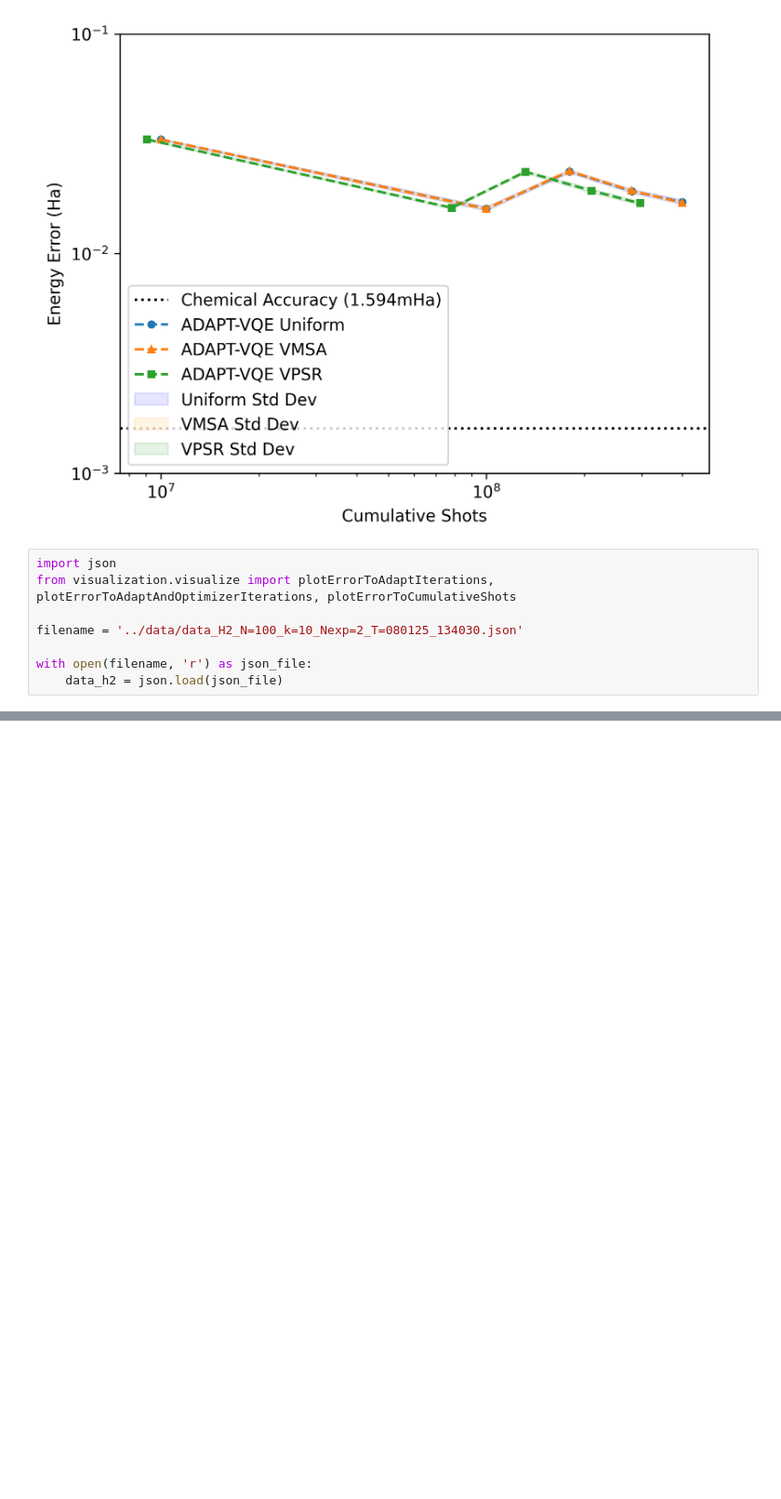
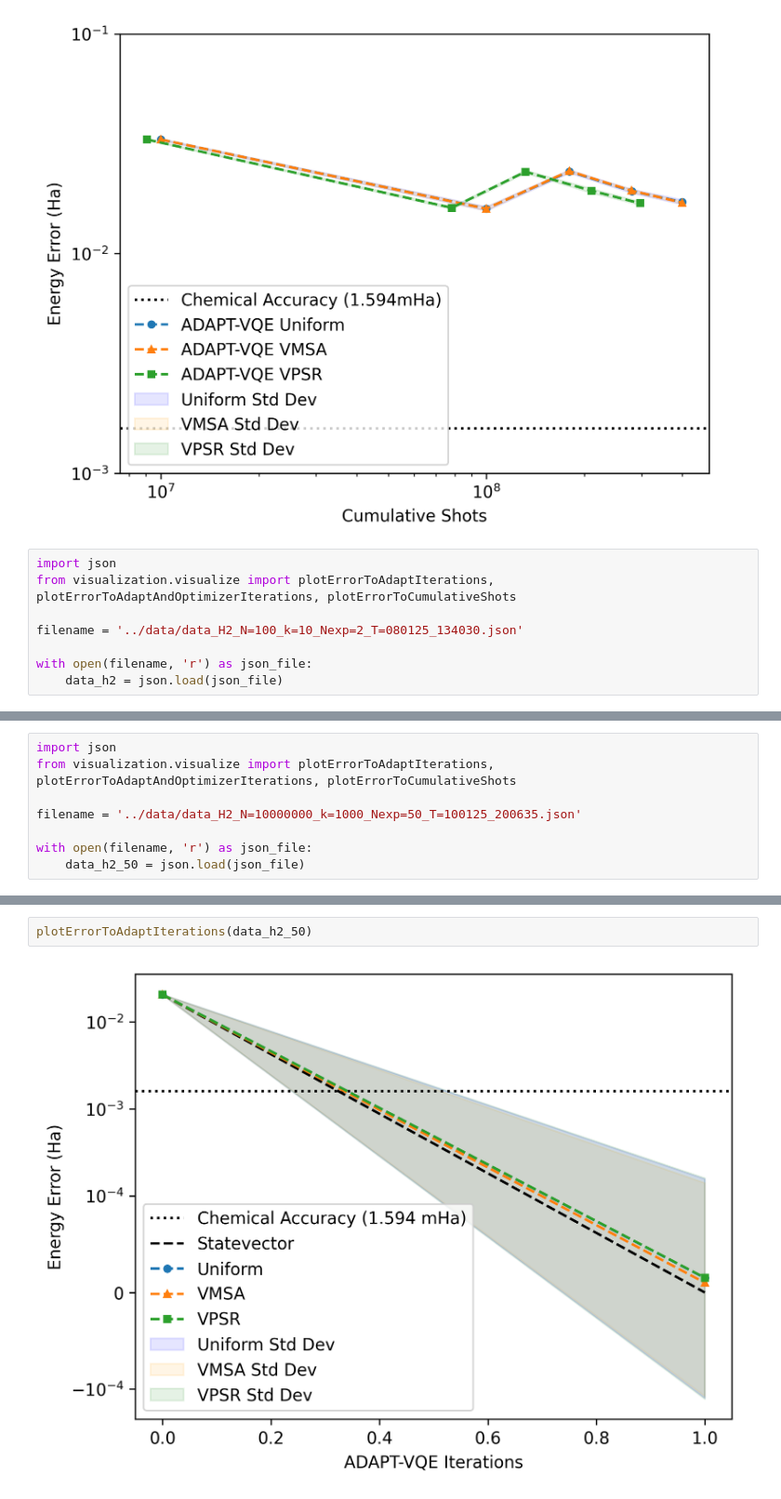
Before and after one commit to azhar-ikhtiarudin/ShotOptimization-ADAPT-VQE, a Jupyter notebook: visualization/visualize.ipynb, the cells around one changed output, grey strips where cells are left out. Shown at 93% size. Cells and saved outputs as stored; diff of their text form; blank space fills up the shorter version.

```diff
--- a/visualization/visualize.ipynb
+++ b/visualization/visualize.ipynb
@@ -43,0 +45,8 @@ plotErrorToAdaptIterations(data_h2)
+# %%
+import json
+from visualization.visualize import plotErrorToAdaptIterations, plotErrorToAdaptAndOptimizerIterations, plotErrorToCumulativeShots
+
+filename = '../data/data_H2_N=10000000_k=1000_Nexp=50_T=100125_200635.json'
+
+with open(filename, 'r') as json_file:
+    data_h2_50 = json.load(json_file)
@@ -43,0 +58,4 @@ plotErrorToAdaptIterations(data_h2)
+# %%
+plotErrorToAdaptIterations(data_h2_50)
+# %% [output]
+[figure, added]
```
Also changed, not shown: parts of 11 cells of this notebook, 1 other file.
